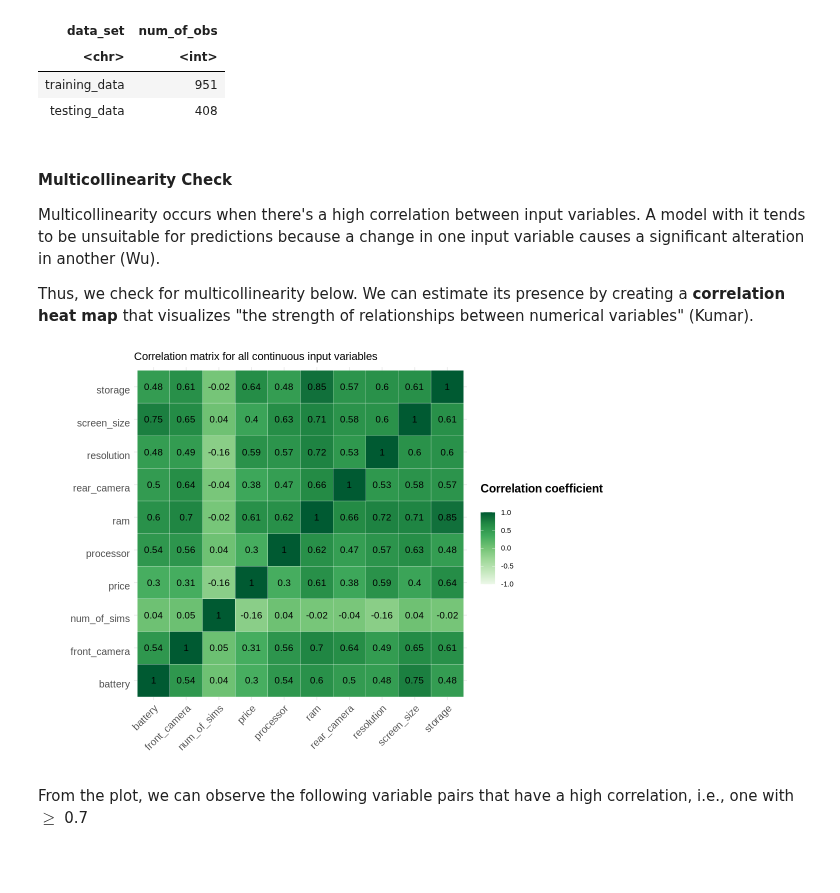
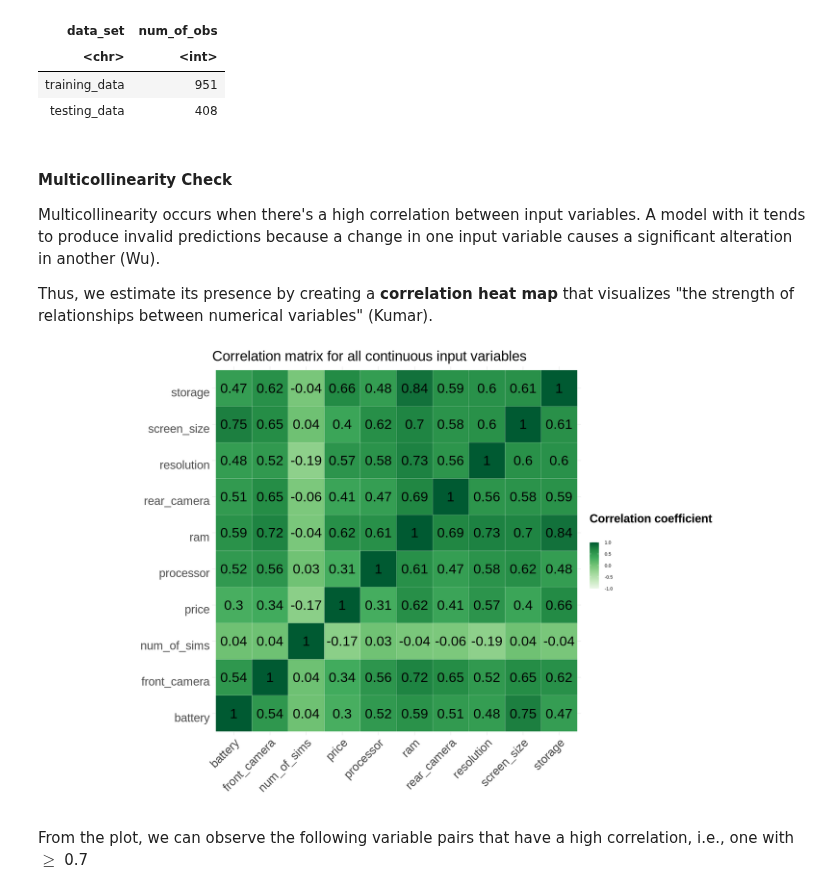
Before and after one commit to Ihor16/stat-301-project, a Jupyter notebook: FinalReport.ipynb, the cells around one changed output. Saved outputs shown, nothing was run; the diff lists cells and outputs as text; code cells hidden in the pictures; blank space fills up the shorter version.

```diff
--- a/FinalReport.ipynb
+++ b/FinalReport.ipynb
@@ -72,6 +67,8 @@ if (length(to_install)) install.packages(to_install)
 # %% [markdown]
 **(!!! change URL to the data set on the main branch)**
 # %%
+options(jupyter.plot_mimetypes = "image/png")
+
 library(tidyverse)
 library(psych)
 library(GGally)
@@ -83,6 +80,9 @@ library(glmnet)
 
 set.seed(7)
 
+# Font size for the plots
+font_size <- 22
+
 # Reading the data set from the web
 url <- "https://raw.githubusercontent.com/Ihor16/stat-301-project/ih/rewrite_for_new_dataset/data/specs.csv"
 data_raw <- read.csv(url) %>%
@@ -301,52 +272,54 @@ A tibble: 2 × 2
 # %% [markdown]
 #### Multicollinearity Check
 
-Multicollinearity occurs when there's a high correlation between input variables. A model with it tends to be unsuitable for predictions because a change in one input variable causes a significant alteration in another (Wu).
+Multicollinearity occurs when there's a high correlation between input variables. A model with it tends to produce invalid predictions because a change in one input variable causes a significant alteration in another (Wu).
 
-Thus, we check for multicollinearity below. We can estimate its presence by creating a **correlation heat map** that visualizes "the strength of relationships between numerical variables" (Kumar).
+Thus, we estimate its presence by creating a **correlation heat map** that visualizes "the strength of relationships between numerical variables" (Kumar).
 # %%
-# Creating a correlation matrix for all numeric variables
-phone_data_corr_matrix <- phone_data_numeric %>%
+# Creating a correlation matrix for all numerical variables
+phone_data_corr_matrix <- phone_training %>%
   cor() %>%
   as.data.frame() %>%
   rownames_to_column("var1") %>%
   pivot_longer(-var1, names_to = "var2", values_to = "corr")
 # %%
-options(repr.plot.width = 10, repr.plot.height = 7)
+options(repr.plot.width = 20, repr.plot.height = 12)
 
+# Creating the heat map plot
 phone_data_corr_matrix %>%
-ggplot(aes(var1, var2)) +
-geom_tile(aes(fill = corr), color = "white") +
-scale_fill_distiller(
-  "Correlation coefficient \n",
-  palette = "Greens",
-  direction = 1,
-  limits = c(-1, 1)
-) +
-theme_minimal() +
-labs(
-  title = "Correlation matrix for all continuous input variables",
-  x = "", y = "") +
-theme(
-  axis.text.x = element_text(
-    angle = 45, vjust = 1,
-    size = 12, hjust = 1
-  ),
-  axis.text.y = element_text(
-    vjust = 1,
-    size = 12, hjust = 1
-  ),
-  legend.title = element_text(size = 14, face = "bold")
-) +
-coord_fixed() +
-geom_text(aes(x = var1,
-              y = var2,
-              label = round(corr, 2)),
-          color = "black",
-          size = 4
-)
+  ggplot(aes(var1, var2)) +
+  geom_tile(aes(fill = corr), color = "white") +
+  scale_fill_distiller(
+    "Correlation coefficient \n",
+    palette = "Greens",
+    direction = 1,
+    limits = c(-1, 1)
+  ) +
+  theme_minimal() +
+  labs(
+    title = "Correlation matrix for all continuous input variables",
+    x = "", y = "") +
+  theme(
+    axis.text.x = element_text(
+      angle = 45, vjust = 1,
+      size = font_size, hjust = 1
+    ),
+    axis.text.y = element_text(
+      vjust = 1,
+      size = font_size, hjust = 1
+    ),
+    legend.title = element_text(size = font_size, face = "bold"),
+    title = element_text(size = font_size)
+  ) +
+  coord_fixed() +
+  geom_text(aes(x = var1,
+                y = var2,
+                label = round(corr, 2)),
+            color = "black",
+            size = 9
+  )
 # %% [output]
-[figure, old version]
+[figure, new version]
 # %% [markdown]
 From the plot, we can observe the following variable pairs that have a high correlation, i.e., one with $\geq$ 0.7
 # %% [markdown]
```
Also changed, not shown: parts of 26 cells of this notebook.
